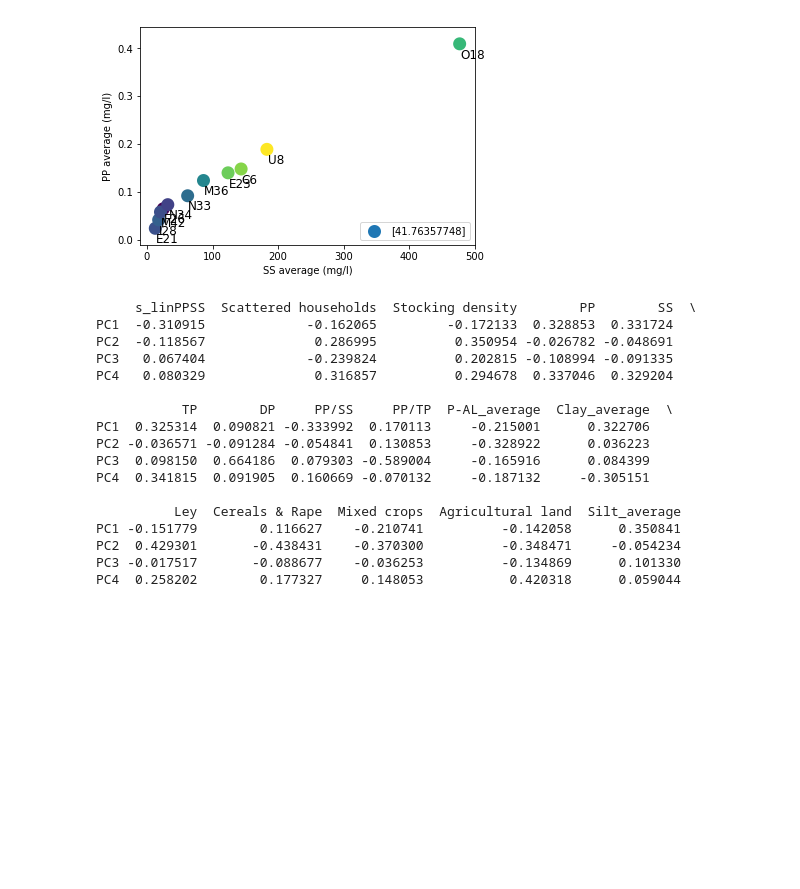
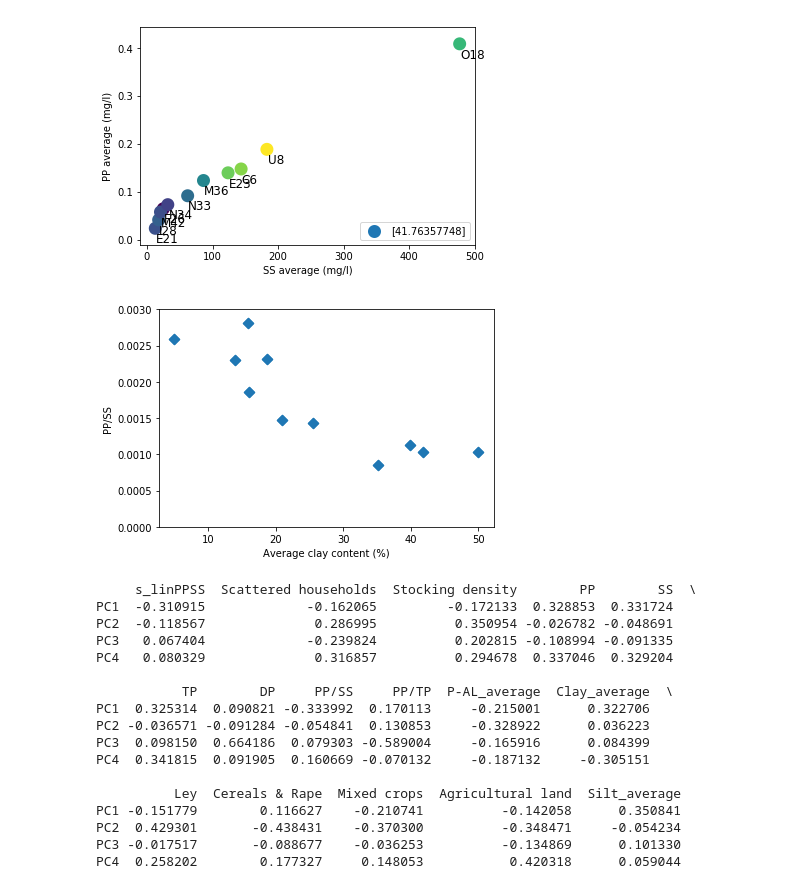
Before and after one commit to SaraSandstrom/pythoncourse, a Jupyter notebook: pcatest.ipynb, the cells around one changed output. Saved outputs shown, nothing was run; the diff lists cells and outputs as text; code cells hidden in the pictures; blank space fills up the shorter version.

Commit message:
Added plot of PP/SS vs. Average clay content

```diff
--- a/pcatest.ipynb
+++ b/pcatest.ipynb
@@ -118,6 +118,17 @@ plt.ylabel("PP average (mg/l)")
 plt.show()
 # %% [output]
 [figure]
+# %%
+PPSS = data1[['PP/SS']]
+PPSS = np.array(PPSS)
+
+plt.ylim(0,0.003)
+plt.scatter(Clay, PPSS, marker="x", linewidth=8)
+plt.xlabel("Average clay content (%)")
+plt.ylabel("PP/SS")
+plt.show()
+# %% [output]
+[figure, added]
 # %%
 #Import PCA package
 from sklearn.decomposition import PCA
```
Also changed, not shown: parts of 1 cell of this notebook.
